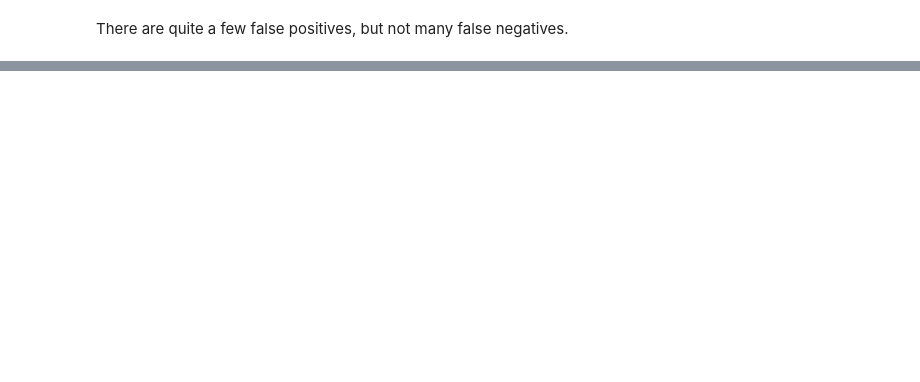
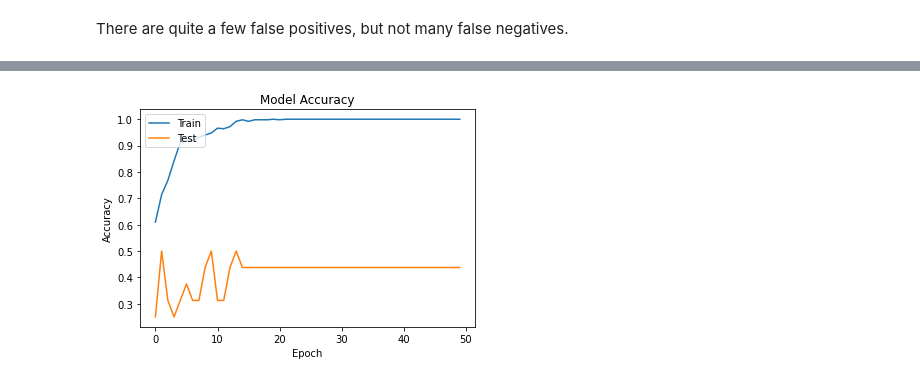
Before and after one commit to samoliver3/dsc-phase-4-project, a Jupyter notebook: index.ipynb, the cells around one changed output, grey strips where cells are left out. Saved outputs shown, nothing was run; the diff lists cells and outputs as text; code cells hidden in the pictures; blank space fills up the shorter version.

```diff
--- a/index.ipynb
+++ b/index.ipynb
@@ -583,0 +701,18 @@ mod3.compile(loss='binary_crossentropy',
+# %%
+# PIL image processing
+from PIL import Image
+
+images = []
+
+for index, row in df_t3.iterrows():
+    path=row['image']
+    image = load_img(
+    path, grayscale=False, color_mode="rgb", target_size=(150, 150), interpolation="nearest"
+    )
+    img_arr = img_to_array(image)
+    images.append(img_arr)
+# %%
+images = np.array(images)
+# %%
+y_train3 = np.array(df_t3.pneumonia)
+y_train3
@@ -584,7 +737,8 @@ mod3.compile(loss='binary_crossentropy',
 # %%
-history = mod3.fit(X_train,
-                   y_train,
+history = mod3.fit(
+                   images,
+                   y_train3,
                    epochs=50,
                    batch_size=32,
-                   validation_data=(X_test, y_test)
+                   validation_data=(X_val, y_val),
                   )
@@ -590,0 +779,11 @@ history = mod3.fit(X_train,
+# %%
+# model accuracy plot
+plt.plot(history.history['acc'])
+plt.plot(history.history['val_acc'])
+plt.title('Model Accuracy')
+plt.ylabel('Accuracy')
+plt.xlabel('Epoch')
+plt.legend(['Train', 'Test'], loc='upper left')
+plt.show()
+# %% [output]
+[figure, added]
```
Also changed, not shown: parts of 58 cells of this notebook.
